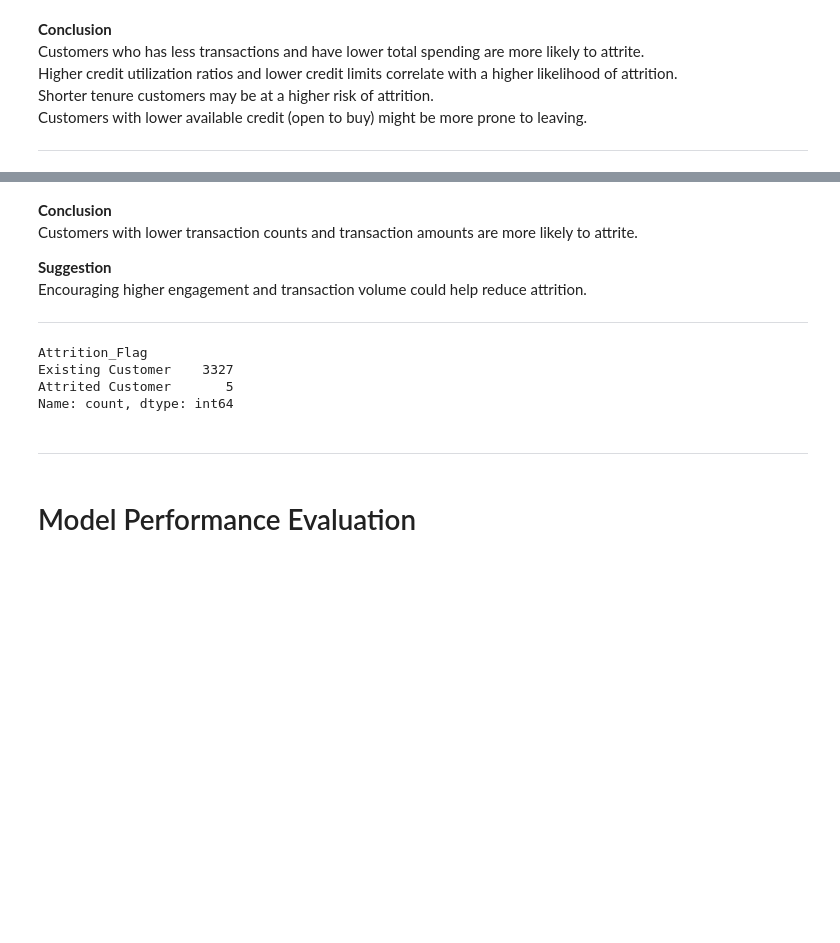
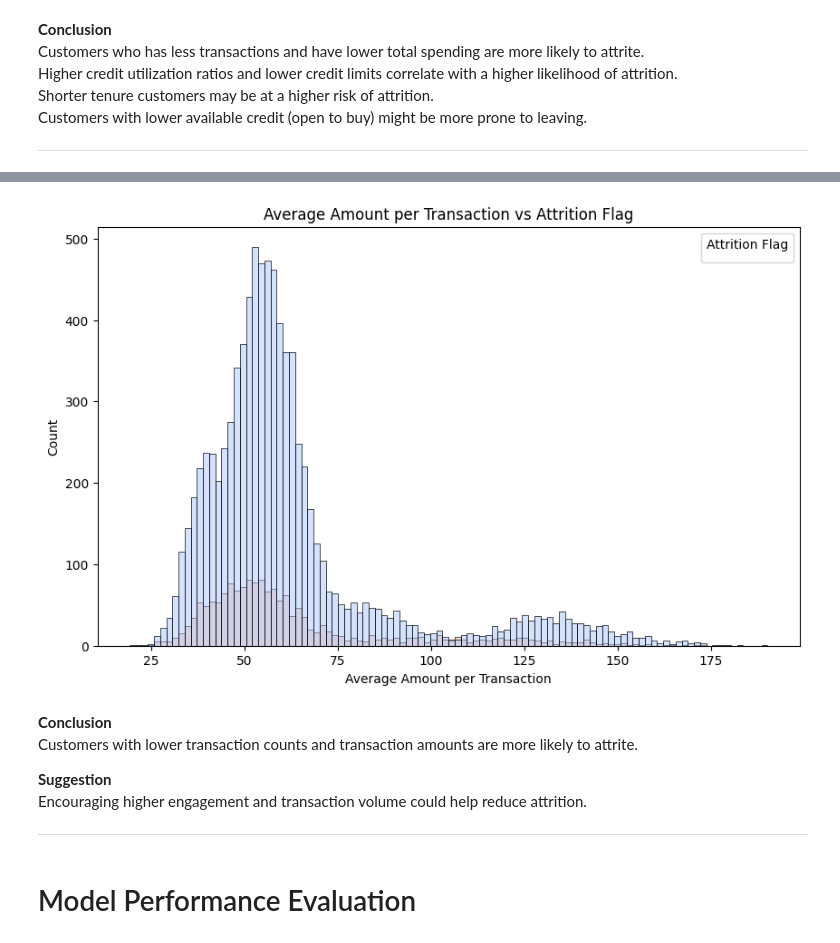
Before and after one commit to MJMcManaman/ITEC4305A1, a Jupyter notebook: CreditCardCustomer.ipynb, the cells around one changed output, grey strips where cells are left out. Saved outputs shown, nothing was run; the diff lists cells and outputs as text; code cells hidden in the pictures; blank space fills up the shorter version.

```diff
--- a/CreditCardCustomer.ipynb
+++ b/CreditCardCustomer.ipynb
@@ -428,0 +426,18 @@ plt.show()
+# %%
+#average amount per transaction
+AmtPreTrans = df['Total_Trans_Amt'] / df['Total_Trans_Ct']
+df['AmtPreTrans'] = AmtPreTrans
+df['AmtPreTrans'].describe()
+df['AmtPreTrans'].value_counts()
+
+# Create a new figure and axes for the scatter plot
+fig, ax = plt.subplots(figsize=(10, 6))
+
+sns.histplot(data=df, x='AmtPreTrans', hue='Attrition_Flag', palette='coolwarm', ax=ax)
+ax.set_title('Average Amount per Transaction vs Attrition Flag')
+ax.set_xlabel('Average Amount per Transaction')
+ax.legend(title='Attrition Flag')
+
+plt.show()
+# %% [output]
+[figure, added]
@@ -433,22 +465,6 @@ Customers with lower transaction counts and transaction amounts are more likely
 **Suggestion** <br>
 Encouraging higher engagement and transaction volume could help reduce attrition.
 _________
-# %%
-ct='Total_Trans_Ct'
-amt='Total_Trans_Amt_Binned'
-selected_attrition_flag = df.loc[(df[amt] == 3), 'Attrition_Flag']
-selected_attrition_flag = pd.concat([selected_attrition_flag, df.loc[(df[ct] > 90) & (df[amt] == 2), 'Attrition_Flag']])
-selected_attrition_flag = pd.concat([selected_attrition_flag, df.loc[(df[ct] > 75) & (df[amt] == 1), 'Attrition_Flag']])
-selected_attrition_flag = pd.concat([selected_attrition_flag, df.loc[(df[ct] > 65) & (df[amt] == 0), 'Attrition_Flag']])
-
-print(selected_attrition_flag.value_counts())
-# %% [output]
-Attrition_Flag
-Existing Customer    3327
-Attrited Customer       5
-Name: count, dtype: int64
-# %% [markdown]
-_______________
 # %% [markdown]
 # Model Performance Evaluation
 # %% [markdown]
```
Also changed, not shown: parts of 5 cells of this notebook.
